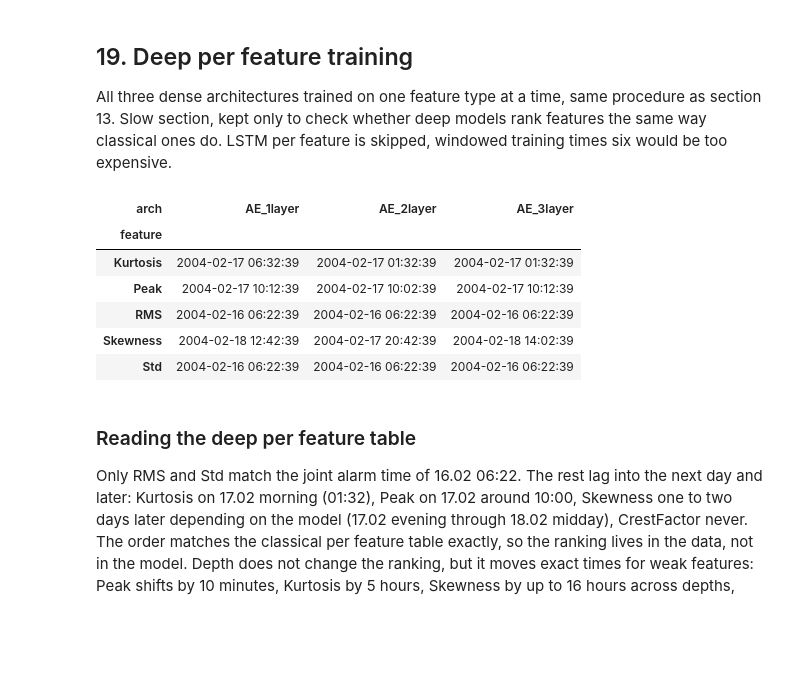
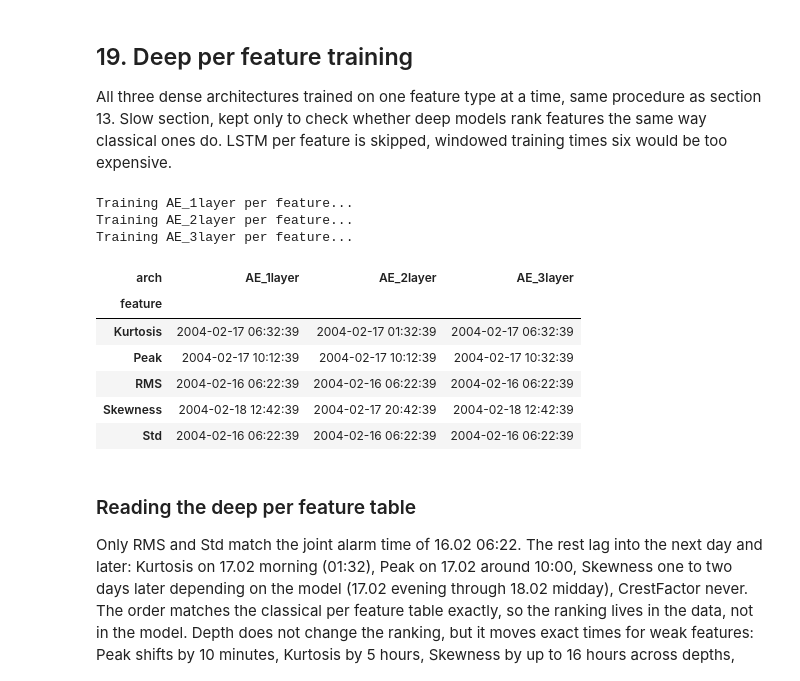
Before and after one commit to maidabiber/anomaly-detection-thesis, a Jupyter notebook: notebooks/analyze_2nd_test.ipynb, the cells around one changed output. Drawn from its saved outputs; the diff is of its cells as text; code cells hidden in the pictures; blank space fills up the shorter version.

```diff
--- a/notebooks/analyze_2nd_test.ipynb
+++ b/notebooks/analyze_2nd_test.ipynb
@@ -728,10 +728,10 @@ for name, hidden_layers in architectures.items():
     build_fn = lambda hl=hidden_layers: build_autoencoder(input_dim, hl)
     mean_full, _ = run_multiple(build_fn, X_healthy_train, X_all,
                                 error_fn=reconstruction_error,
-                                n_runs=3, epochs=50, batch_size=32)
+                                n_runs=3, epochs=30, batch_size=32)
     mean_val, _ = run_multiple(build_fn, X_healthy_train, X_healthy_val,
                                error_fn=reconstruction_error,
-                               n_runs=3, epochs=50, batch_size=32)
+                               n_runs=3, epochs=30, batch_size=32)
     val_mean = float(np.mean(mean_val))
     val_std = float(np.std(mean_val))
     print(f"{name}: val_errors mean={val_mean:.5f}  std={val_std:.5f}")
@@ -758,10 +758,10 @@ lstm_index = df.index[WINDOW_SIZE - 1:]
 build_lstm_fn = lambda: build_lstm_autoencoder(WINDOW_SIZE, input_dim, encoding_dim=8)
 lstm_full, _ = run_multiple(build_lstm_fn, X_healthy_windows, X_all_windows,
                             error_fn=reconstruction_error_lstm,
-                            n_runs=3, epochs=50, batch_size=32)
+                            n_runs=3, epochs=30, batch_size=32)
 lstm_val, _ = run_multiple(build_lstm_fn, X_healthy_windows, X_val_windows,
                            error_fn=reconstruction_error_lstm,
-                           n_runs=3, epochs=50, batch_size=32)
+                           n_runs=3, epochs=30, batch_size=32)
 val_mean = float(np.mean(lstm_val))
 val_std = float(np.std(lstm_val))
 print(f"LSTM_AE: val_errors mean={val_mean:.5f}  std={val_std:.5f}")
@@ -920,38 +920,41 @@ windowed training times six would be too expensive.
 # %%
 deep_feat_rows = []
 for arch_name, hidden in [('AE_1layer', [8]), ('AE_2layer', [12, 6]), ('AE_3layer', [16, 8, 4])]:
     print(f"Training {arch_name} per feature...", flush=True)
     for feat in ['RMS', 'Kurtosis', 'CrestFactor', 'Peak', 'Skewness', 'Std']:
         cols = [c for c in df.columns if c.endswith('_' + feat)]
         Xtr_f, Xa_f, sc_f = scale_features(df_healthy_train[cols], df[cols])
         Xva_f = sc_f.transform(df_healthy_val[cols])
         build_f = lambda hl=hidden: build_autoencoder(4, hl)
         mean_full, _ = run_multiple(build_f, Xtr_f, Xa_f,
                                     error_fn=reconstruction_error,
-                                    n_runs=3, epochs=50, batch_size=32)
+                                    n_runs=3, epochs=30, batch_size=32)
         mean_val, _ = run_multiple(build_f, Xtr_f, Xva_f,
                                    error_fn=reconstruction_error,
-                                   n_runs=3, epochs=50, batch_size=32)
+                                   n_runs=3, epochs=30, batch_size=32)
         threshold = compute_threshold(mean_val, method="mean_std", n_std=3.0)
         s = pd.Series(mean_full, index=df.index)
         is_an = s > threshold
         alarm = first_confirmed_alarm(is_an, window=20)
         train_end = df_healthy_train.index[-1]
         val_end = df_healthy.index[-1]
         fpr_train = float(is_an[(s.index <= train_end)].mean())
         fpr_val = float(is_an[(s.index > train_end) & (s.index <= val_end)].mean())
         deep_feat_rows.append({'arch': arch_name, 'feature': feat,
                                'alarm': (alarm.strftime('%Y-%m-%d %H:%M:%S') if alarm is not None else None),
                                'fpr_train': round(fpr_train, 4), 'fpr_val': round(fpr_val, 4)})
 deep_feat_df = pd.DataFrame(deep_feat_rows)
 display(deep_feat_df.pivot_table(index='feature', columns='arch', values='alarm', aggfunc='first', observed=True))
 # %% [output]
+Training AE_1layer per feature...
+Training AE_2layer per feature...
+Training AE_3layer per feature...
 | arch | AE_1layer | AE_2layer | AE_3layer |
 | feature |  |  |  |
-| Kurtosis | 2004-02-17 06:32:39 | 2004-02-17 01:32:39 | 2004-02-17 01:32:39 |
-| Peak | 2004-02-17 10:12:39 | 2004-02-17 10:02:39 | 2004-02-17 10:12:39 |
+| Kurtosis | 2004-02-17 06:32:39 | 2004-02-17 01:32:39 | 2004-02-17 06:32:39 |
+| Peak | 2004-02-17 10:12:39 | 2004-02-17 10:12:39 | 2004-02-17 10:32:39 |
 | RMS | 2004-02-16 06:22:39 | 2004-02-16 06:22:39 | 2004-02-16 06:22:39 |
-| Skewness | 2004-02-18 12:42:39 | 2004-02-17 20:42:39 | 2004-02-18 14:02:39 |
+| Skewness | 2004-02-18 12:42:39 | 2004-02-17 20:42:39 | 2004-02-18 12:42:39 |
 | Std | 2004-02-16 06:22:39 | 2004-02-16 06:22:39 | 2004-02-16 06:22:39 |
 # %% [markdown]
 ### Reading the deep per feature table
```
Also changed, not shown: parts of 6 cells of this notebook, 1 other file.
